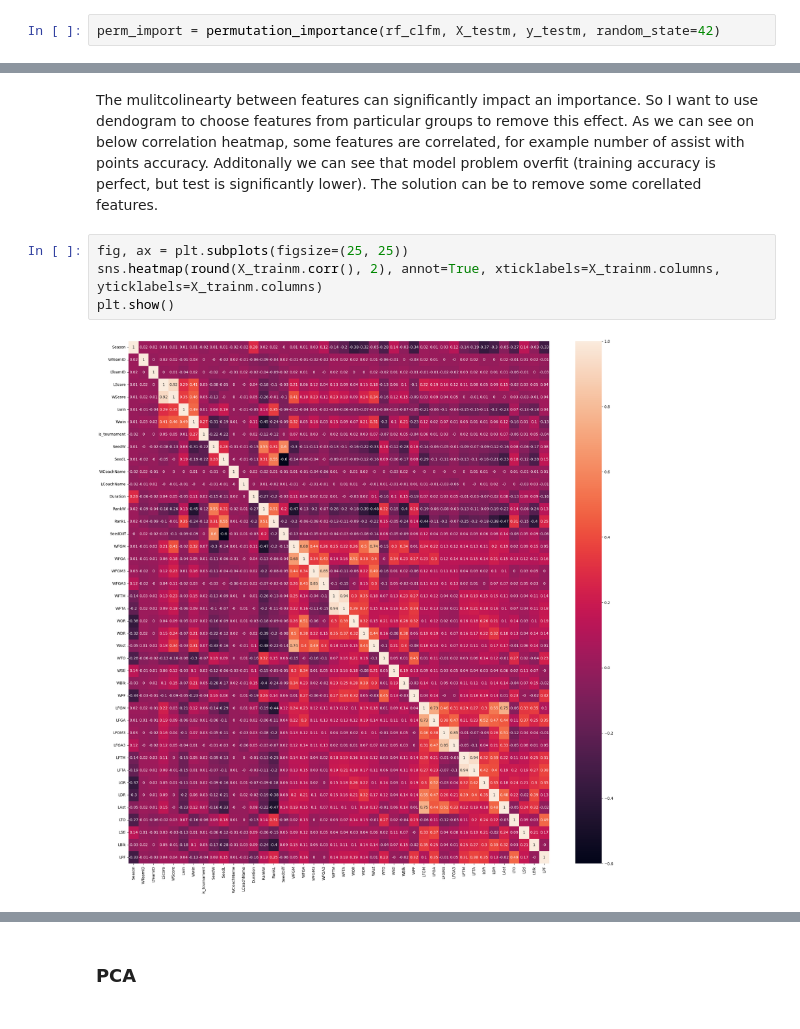
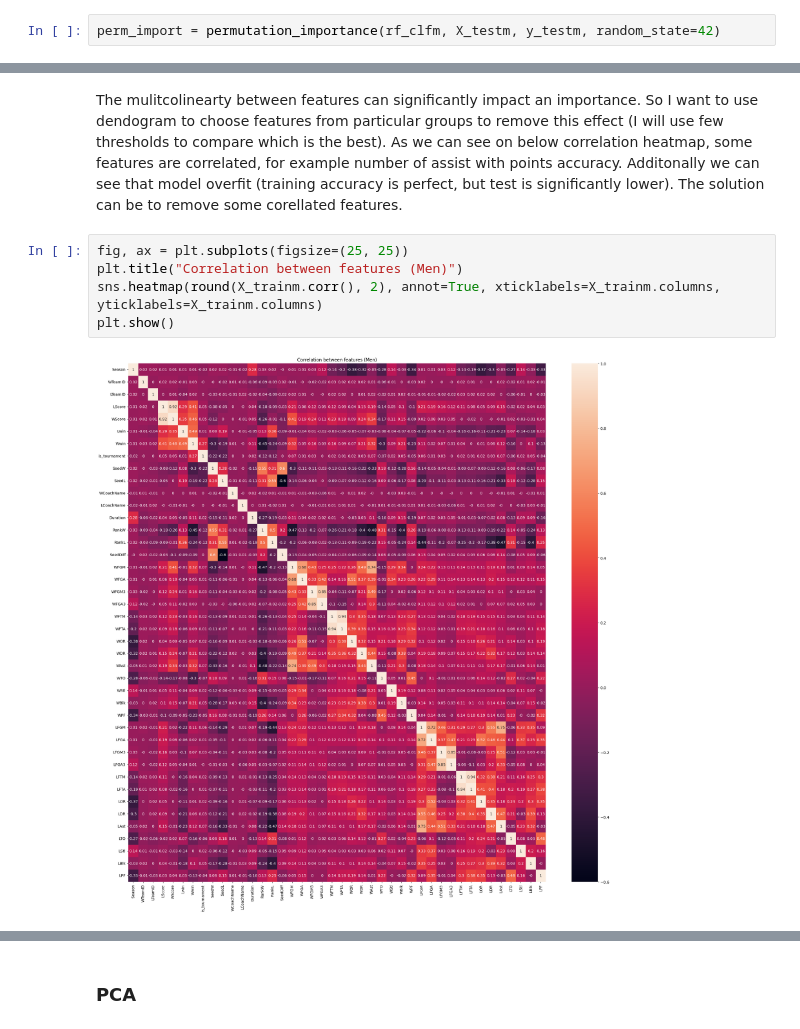
Before and after one commit to KacperUrban/Forecasting-NCAA-BB, a Jupyter notebook: feature_eng.ipynb, the cells around one changed output, grey strips where cells are left out. Saved outputs shown, nothing was run; the diff lists cells and outputs as text.

```diff
--- a/feature_eng.ipynb
+++ b/feature_eng.ipynb
@@ -202,11 +217,12 @@ Test f1-score 0.671
 # %% [markdown]
-The mulitcolinearty between features can significantly impact an importance. So I want to use dendogram to choose features from particular groups to remove this effect. As we can see on below correlation heatmap, some features are correlated, for example number of assist with points accuracy. Additonally we can see that model problem overfit (training accuracy is perfect, but test is significantly lower). The solution can be to remove some corellated features.
+The mulitcolinearty between features can significantly impact an importance. So I want to use dendogram to choose features from particular groups to remove this effect (I will use few thresholds to compare which is the best). As we can see on below correlation heatmap, some features are correlated, for example number of assist with points accuracy. Additonally we can see that model overfit (training accuracy is perfect, but test is significantly lower). The solution can be to remove some corellated features.
 # %%
 fig, ax = plt.subplots(figsize=(25, 25))
+plt.title("Correlation between features (Men)")
 sns.heatmap(round(X_trainm.corr(), 2), annot=True, xticklabels=X_trainm.columns, yticklabels=X_trainm.columns)
 plt.show()
 # %% [output]
-[figure, old version]
+[figure, new version]
 # %%
 # convert correlation matrix to distance matrix
 fig, ax = plt.subplots(figsize=(17, 6))
```
Also changed, not shown: parts of 16 cells of this notebook.
